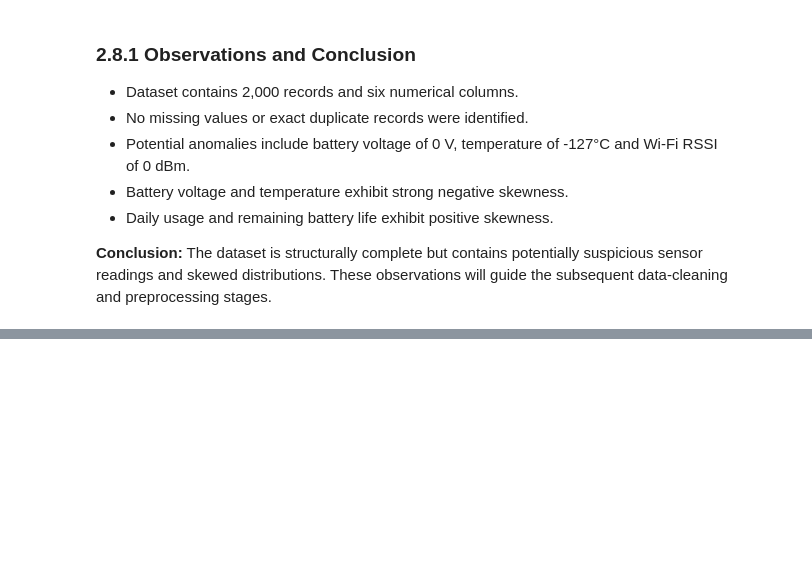
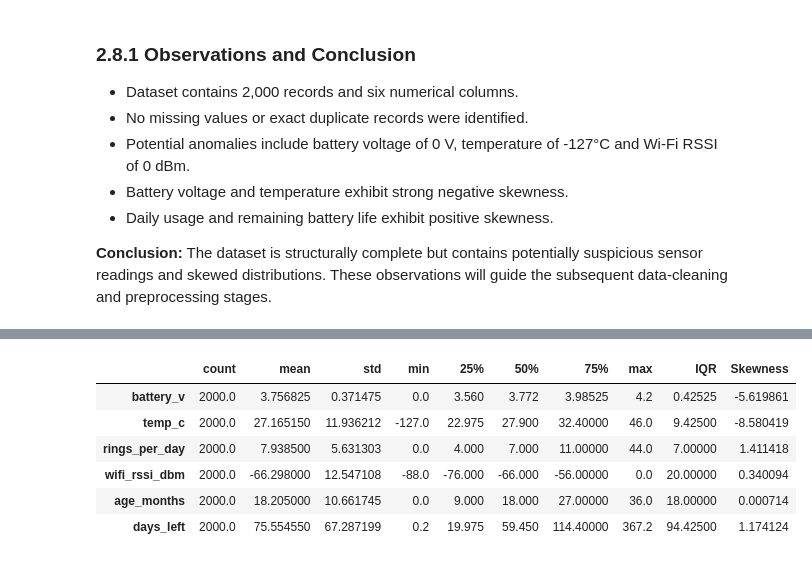
Before and after one commit to Suraj-S1108/edgeai-team13, a Jupyter notebook: mission1_dataset_analysis.ipynb, the cells around one changed output, grey strips where cells are left out. Cells and saved outputs as stored; diff of their text form; code cells hidden in the pictures; blank space fills up the shorter version.

```diff
--- a/mission1_dataset_analysis.ipynb
+++ b/mission1_dataset_analysis.ipynb
@@ -554,0 +819,20 @@ Total Missing Values: 0
+# %%
+# Calculate descriptive statistics
+distribution_stats = df.describe().T
+
+# Add IQR and skewness
+distribution_stats['IQR'] = (
+    distribution_stats['75%'] - distribution_stats['25%']
+)
+
+distribution_stats['Skewness'] = df.skew()
+
+display(distribution_stats)
+# %% [output]
+|  | count | mean | std | min | 25% | 50% | 75% | max | IQR | Skewness |
+| battery_v | 2000.0 | 3.756825 | 0.371475 | 0.0 | 3.560 | 3.772 | 3.98525 | 4.2 | 0.42525 | -5.619861 |
+| temp_c | 2000.0 | 27.165150 | 11.936212 | -127.0 | 22.975 | 27.900 | 32.40000 | 46.0 | 9.42500 | -8.580419 |
+| rings_per_day | 2000.0 | 7.938500 | 5.631303 | 0.0 | 4.000 | 7.000 | 11.00000 | 44.0 | 7.00000 | 1.411418 |
+| wifi_rssi_dbm | 2000.0 | -66.298000 | 12.547108 | -88.0 | -76.000 | -66.000 | -56.00000 | 0.0 | 20.00000 | 0.340094 |
+| age_months | 2000.0 | 18.205000 | 10.661745 | 0.0 | 9.000 | 18.000 | 27.00000 | 36.0 | 18.00000 | 0.000714 |
+| days_left | 2000.0 | 75.554550 | 67.287199 | 0.2 | 19.975 | 59.450 | 114.40000 | 367.2 | 94.42500 | 1.174124 |
```
Also changed, not shown: parts of 29 cells of this notebook.
